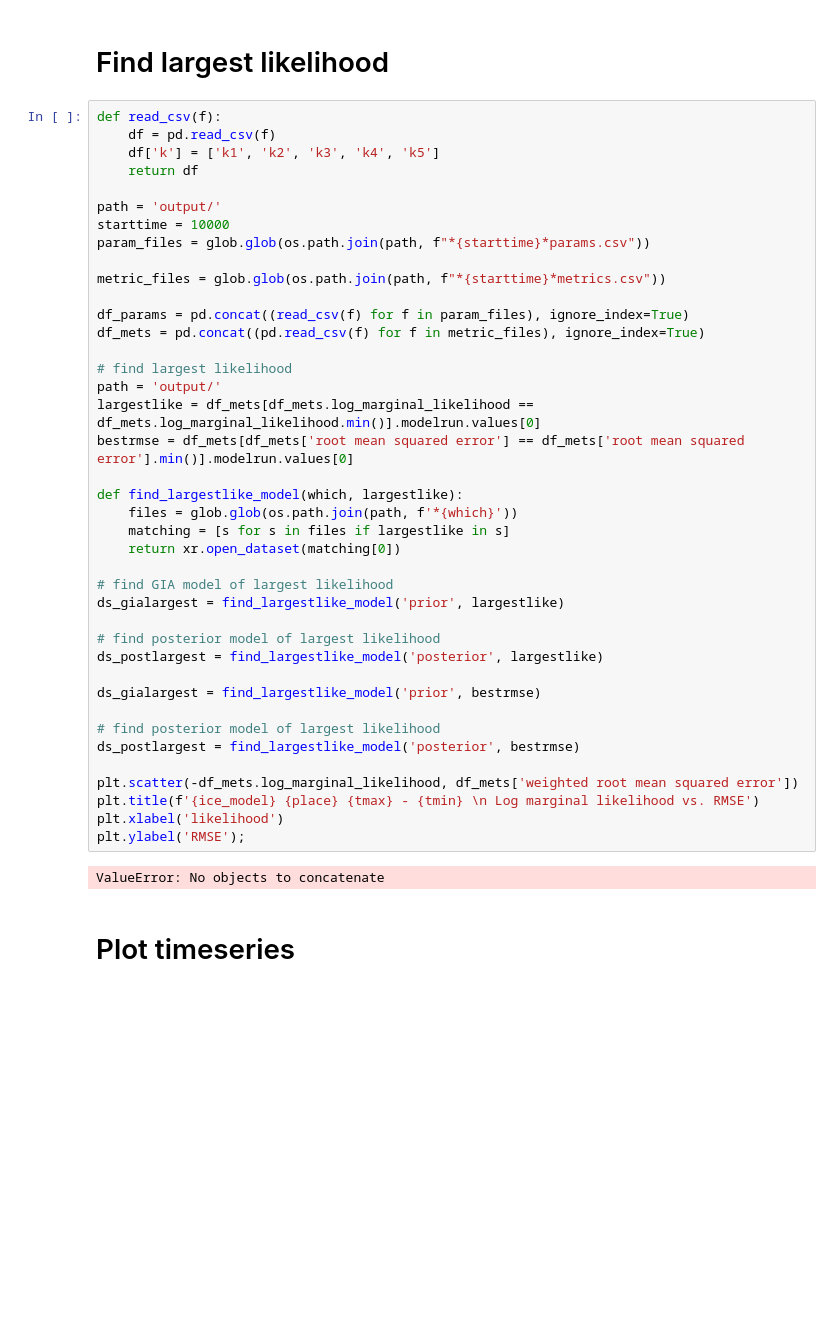
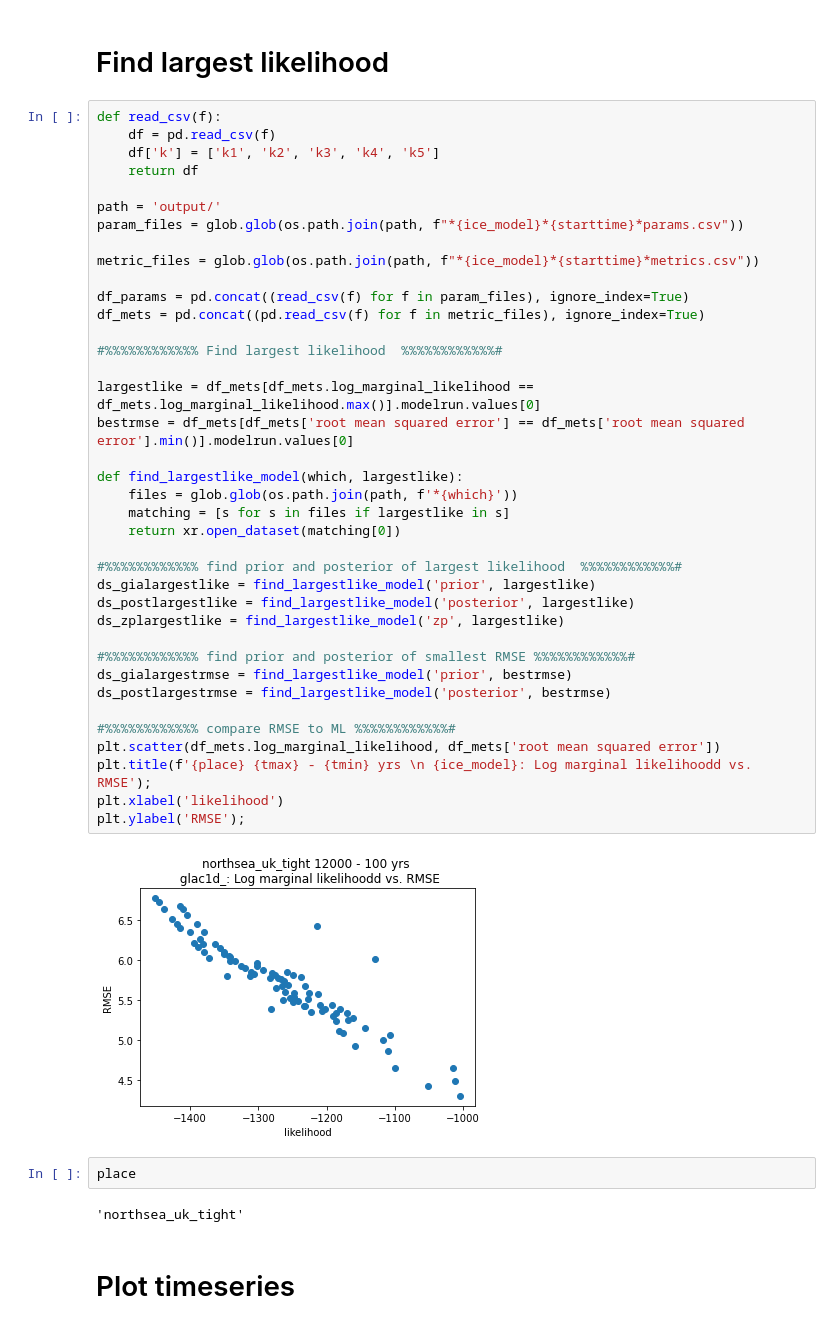
Before and after one commit to rcameronc/EU_LIG, a Jupyter notebook: rcc_notebooks/eu_lig_rccnotebook1_052020.ipynb, the cells around one changed output. Cells and saved outputs as stored; diff of their text form; blank space fills up the shorter version.

```diff
--- a/rcc_notebooks/eu_lig_rccnotebook1_052020.ipynb
+++ b/rcc_notebooks/eu_lig_rccnotebook1_052020.ipynb
@@ -292,45 +302,47 @@ plot_fig('GP-learned difference', ds_zp, 8000, topscale=0, bottomscale=4)
 # %%
 def read_csv(f):
     df = pd.read_csv(f)
     df['k'] = ['k1', 'k2', 'k3', 'k4', 'k5']
     return df
 
 path = 'output/'
-starttime = 10000
-param_files = glob.glob(os.path.join(path, f"*{starttime}*params.csv"))
+param_files = glob.glob(os.path.join(path, f"*{ice_model}*{starttime}*params.csv"))
 
-metric_files = glob.glob(os.path.join(path, f"*{starttime}*metrics.csv"))
+metric_files = glob.glob(os.path.join(path, f"*{ice_model}*{starttime}*metrics.csv"))
 
 df_params = pd.concat((read_csv(f) for f in param_files), ignore_index=True)
 df_mets = pd.concat((pd.read_csv(f) for f in metric_files), ignore_index=True)
 
-# find largest likelihood
-path = 'output/'
-largestlike = df_mets[df_mets.log_marginal_likelihood == df_mets.log_marginal_likelihood.min()].modelrun.values[0]
+#%%%%%%%%%%%% Find largest likelihood  %%%%%%%%%%%%#
+
+largestlike = df_mets[df_mets.log_marginal_likelihood == df_mets.log_marginal_likelihood.max()].modelrun.values[0]
 bestrmse = df_mets[df_mets['root mean squared error'] == df_mets['root mean squared error'].min()].modelrun.values[0]
 
 def find_largestlike_model(which, largestlike):
     files = glob.glob(os.path.join(path, f'*{which}'))
     matching = [s for s in files if largestlike in s]
     return xr.open_dataset(matching[0])
 
-# find GIA model of largest likelihood
-ds_gialargest = find_largestlike_model('prior', largestlike)
+#%%%%%%%%%%%% find prior and posterior of largest likelihood  %%%%%%%%%%%%#
+ds_gialargestlike = find_largestlike_model('prior', largestlike)
+ds_postlargestlike = find_largestlike_model('posterior', largestlike)
+ds_zplargestlike = find_largestlike_model('zp', largestlike)
 
-# find posterior model of largest likelihood
-ds_postlargest = find_largestlike_model('posterior', largestlike)
+#%%%%%%%%%%%% find prior and posterior of smallest RMSE %%%%%%%%%%%%#
+ds_gialargestrmse = find_largestlike_model('prior', bestrmse)
+ds_postlargestrmse = find_largestlike_model('posterior', bestrmse)
 
-ds_gialargest = find_largestlike_model('prior', bestrmse)
-
-# find posterior model of largest likelihood
-ds_postlargest = find_largestlike_model('posterior', bestrmse)
-
-plt.scatter(-df_mets.log_marginal_likelihood, df_mets['weighted root mean squared error'])
-plt.title(f'{ice_model} {place} {tmax} - {tmin} \n Log marginal likelihood vs. RMSE')
+#%%%%%%%%%%%% compare RMSE to ML %%%%%%%%%%%%#
+plt.scatter(df_mets.log_marginal_likelihood, df_mets['root mean squared error'])
+plt.title(f'{place} {tmax} - {tmin} yrs \n {ice_model}: Log marginal likelihoodd vs. RMSE');
 plt.xlabel('likelihood')
 plt.ylabel('RMSE');
 # %% [output]
-ValueError: No objects to concatenate
+[figure, added]
+# %%
+place
+# %% [output]
+'northsea_uk_tight'
 # %% [markdown]
 # Plot timeseries
 # %%
```
Also changed, not shown: parts of 6 cells of this notebook, 1 other file.
